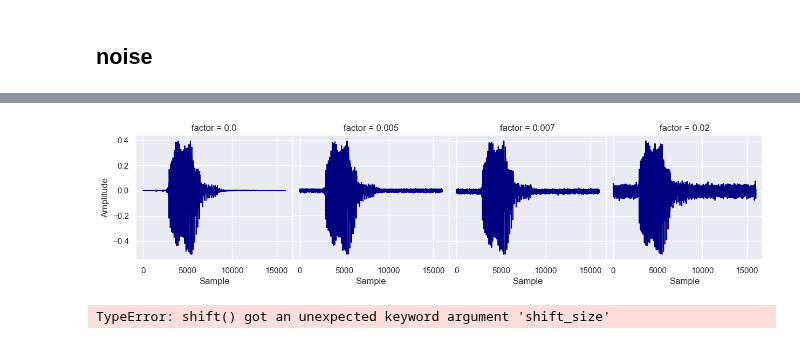
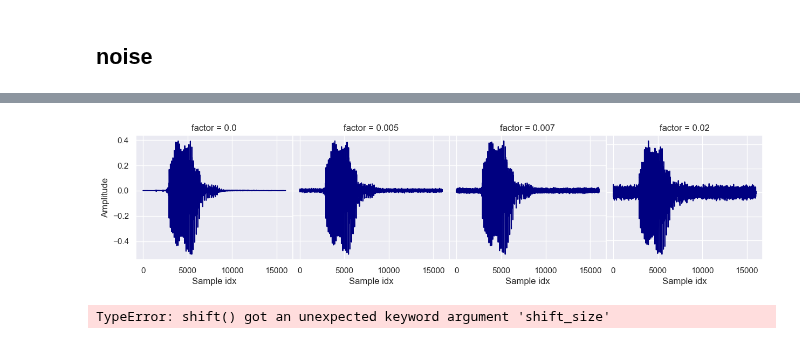
Before and after one commit to aidinattar/AudioKWS, a Jupyter notebook: sequential_model/plot.ipynb, the cells around one changed output, grey strips where cells are left out. Saved outputs shown, nothing was run; the diff lists cells and outputs as text; code cells hidden in the pictures.

```diff
--- a/sequential_model/plot.ipynb
+++ b/sequential_model/plot.ipynb
@@ -73,22 +89,24 @@ single_plot(x_bn, y[0], figsize=(5, 3))
 # %%
 # different levels of white noise
 factors = [0.00, 0.005, 0.007, 0.02,]
 original = X[30]
 x_wn = [add_noise (original, factor) for factor in factors]
 
 fig, axs = plt.subplots(1, 4, figsize=(15, 3))
 for i in range(4):
     sns.lineplot(x=np.arange(len(x_wn[i])), y=x_wn[i], ax=axs[i], color='navy')
     axs[i].set_title('factor = {}'.format(factors[i]))
     axs[i].set_ylabel('Amplitude')
-    axs[i].set_xlabel('Sample')
+    axs[i].set_xlabel('Sample idx')
     if i > 0:
         axs[i].set_ylabel('')
         axs[i].set_yticklabels([])
     # remove space between subplots
 fig.subplots_adjust(wspace=0)
+# add title
+fig.savefig('plots/white_noise.pdf', bbox_inches='tight')
 # %% [output]
-[figure, old version]
+[figure, new version]
 # %%
 # shift
 x_shift = shift(X[0], shift_size=10, shift_direction='both')
```
Also changed, not shown: parts of 4 cells of this notebook, 20 other files.
